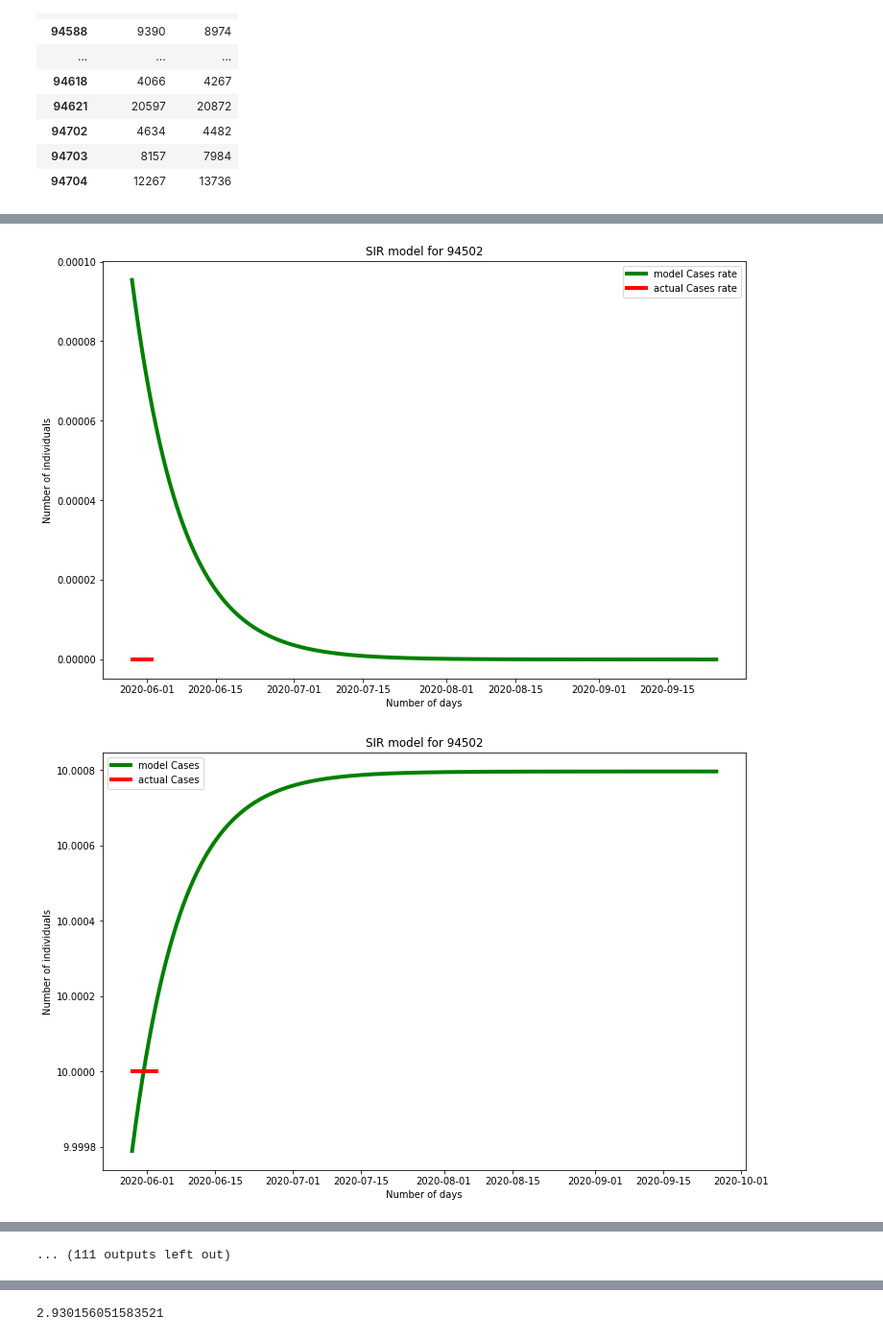
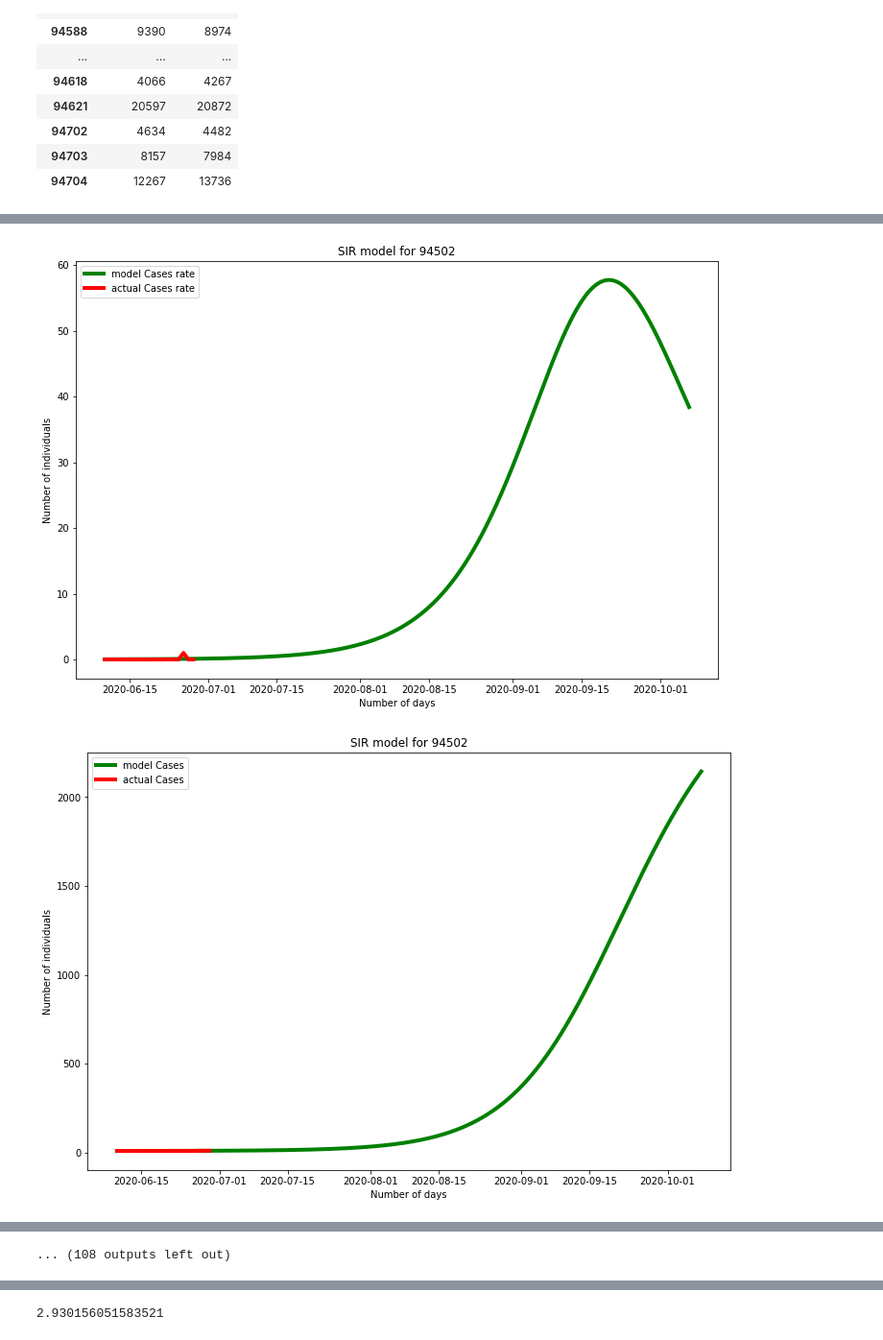
Before and after one commit to bkungfoo/covid19_models, a Jupyter notebook: alameda_cases_by_zip.ipynb, the cells around one changed output, grey strips where cells are left out. Shown: that part at 96% size. Cells and saved outputs as stored; diff of their text form; code cells hidden in the pictures.

```diff
--- a/alameda_cases_by_zip.ipynb
+++ b/alameda_cases_by_zip.ipynb
@@ -265,6 +265,7 @@ bart_zip_df
 alameda_df = pd.read_csv('data_repo/Alameda_County_Cumulative_Cases_By_Place_And_Zip.csv')
 # Replace < 10 with 0
 alameda_df.replace({'<10': 0}, inplace=True)
+alameda_df = alameda_df.fillna(0)
 # Convert date column to datetime
 alameda_df['Date'] = alameda_df['DtCreate'].apply(lambda x: datetime.strptime(x.split(' ')[0], '%Y/%m/%d'))
 del alameda_df['DtCreate']
@@ -338,8 +346,10 @@ for area in locations_with_cases['Location'].unique():
     population = pop_df[pop_df.index == str(area)]['population'].iloc[0]
     # Calculate R for zip code or region
 
-
-    train_area_df = area_df[area_df[METRIC] > 0]
+    train_area_df = area_df[
+        (area_df[METRIC] > 0)
+        & (area_df.index >= '2020-06-10')
+    ]
 
     train_data = dataproc.convert_data_to_numpy(train_area_df, METRIC, smooth=False)
 
@@ -438,4 +448,4 @@ peak infection rate date 2020-05-29 00:00:00
-[figure, old version]
+[figure, new version]
-[figure, old version]
+[figure, new version]
 Population fraction susceptible (e.g. would die if infected): 0.25
 Population susceptible (e.g. would die if infected): 18463.75
@@ -476 +486 @@ peak infection rate date 2021-01-25 16:48:00
-... (111 outputs left out)
+... (108 outputs left out)
```
Also changed, not shown: parts of 9 cells of this notebook, 10 other files.
